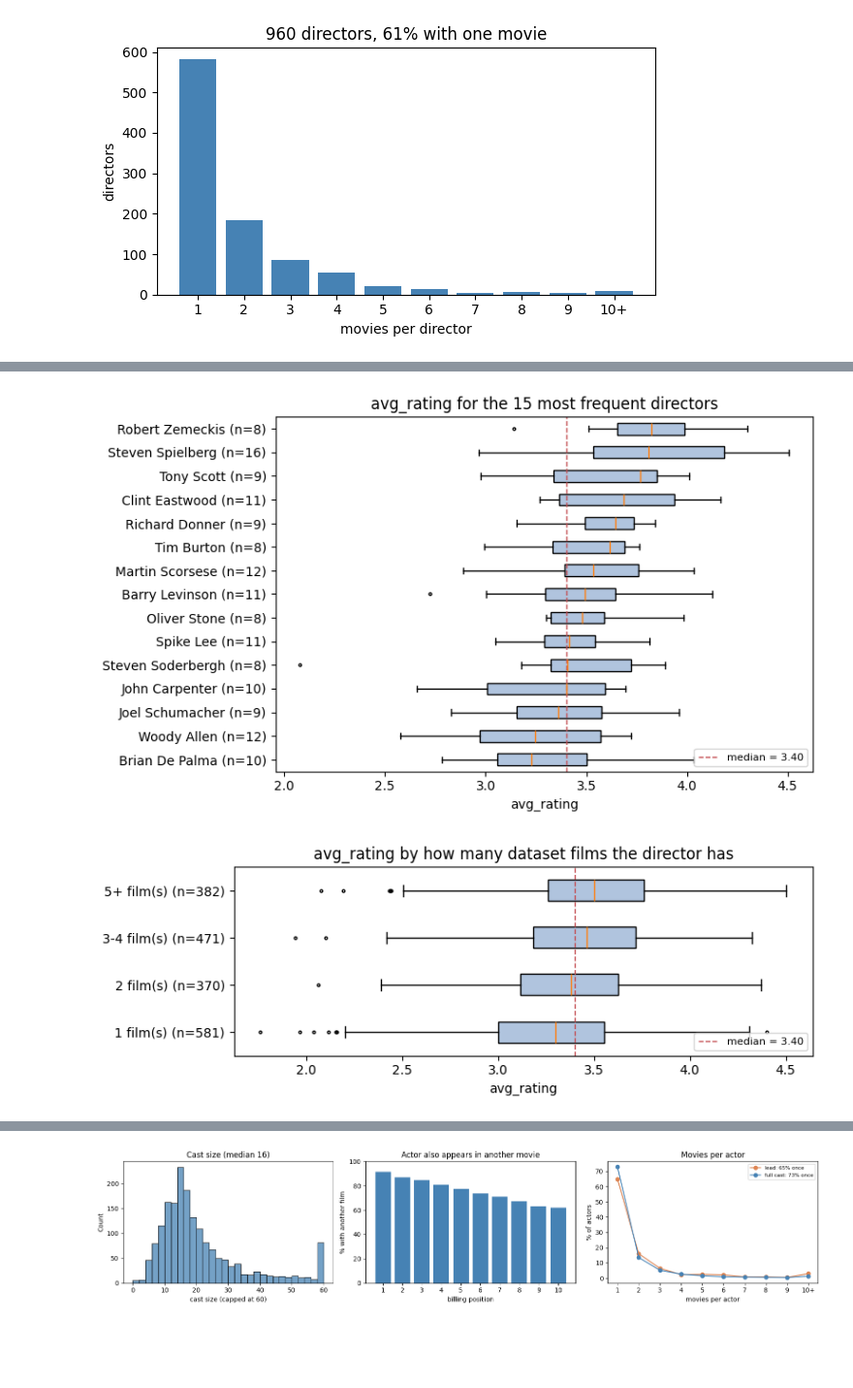
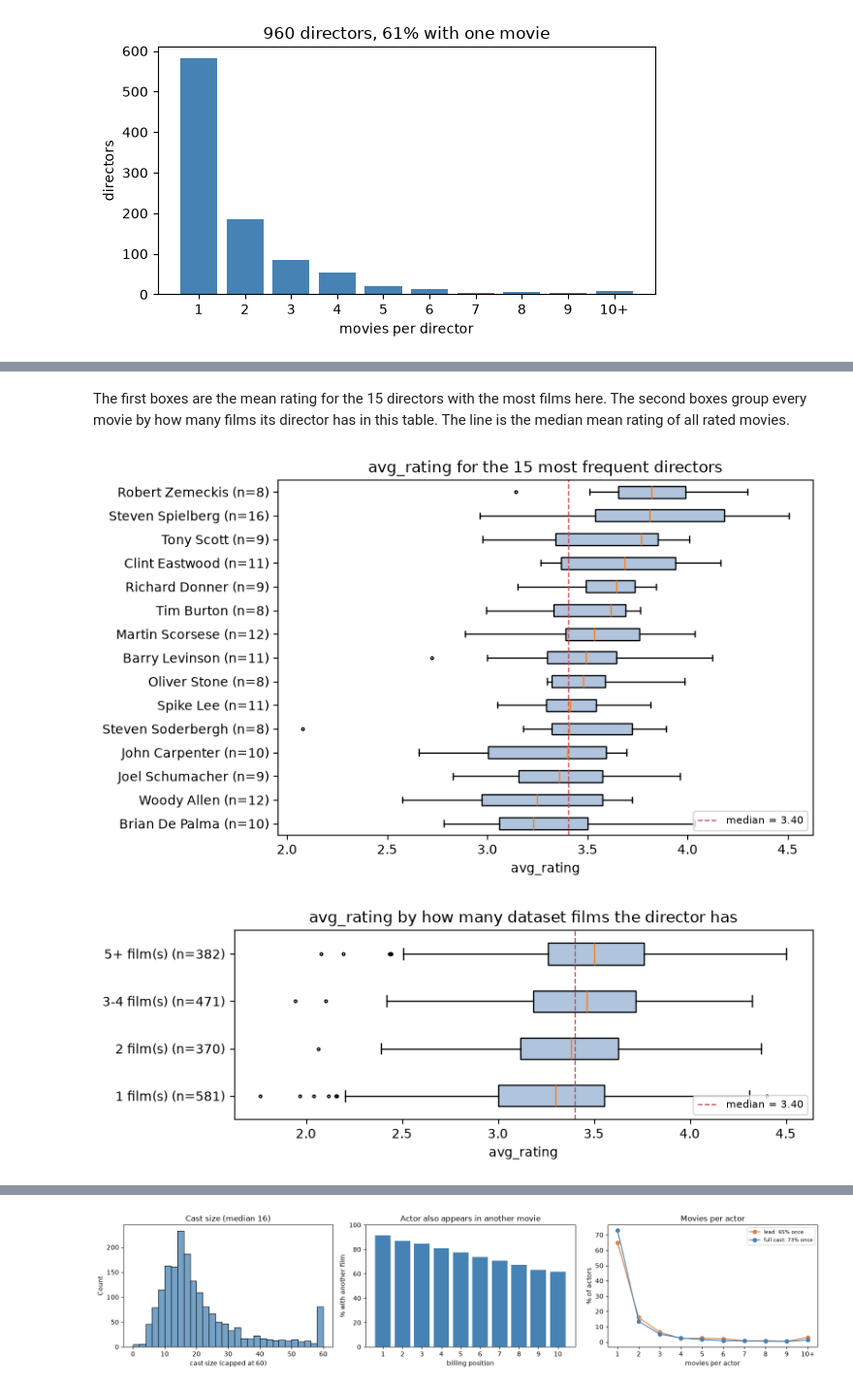
Before and after one commit to ReviBa/applied-DS-project, a Jupyter notebook: notebooks/04_eda_movies.ipynb, the cells around one changed output, grey strips where cells are left out. Shown at 97% size. Saved outputs shown, nothing was run; the diff lists cells and outputs as text; code cells hidden in the pictures; blank space fills up the shorter version.

```diff
--- a/notebooks/04_eda_movies.ipynb
+++ b/notebooks/04_eda_movies.ipynb
@@ -46,21 +74,9 @@ Stream `ratings.csv` in chunks. Keep ratings whose movie is in the cleaned table
 # %%
-def accumulate(left, right):
-    if left is None:
-        return right
-    return left.add(right, fill_value=0)
-
-
-movie_ids = set(movies["netflix_movie_id"].astype(int))
-usecols = ["netflix_movie_id", "customer_id", "rating"]
-dtype = {"netflix_movie_id": "int32", "customer_id": "int32", "rating": "int8"}
-movie_acc = None
-user_acc = None
-rating_counts = pd.Series(0, index=[1, 2, 3, 4, 5], dtype="int64")
-n_ratings_total = 0
-rating_sum_total = 0
-
 for chunk in pd.read_csv(
-    PROCESSED / "ratings.csv", usecols=usecols, dtype=dtype, chunksize=CHUNKSIZE
+    PROCESSED / "ratings.csv",
+    usecols=rating_cols,
+    dtype=rating_dtype,
+    chunksize=CHUNKSIZE,
 ):
     chunk = chunk[chunk["netflix_movie_id"].isin(movie_ids)]
     if chunk.empty:
@@ -69,13 +85,8 @@ for chunk in pd.read_csv(
     n_ratings_total += len(chunk)
     rating_sum_total += int(chunk["rating"].sum())
     chunk["rating_sq"] = chunk["rating"].astype("float64") ** 2
-    grouped = {
-        "rating_sum": ("rating", "sum"),
-        "rating_sq": ("rating_sq", "sum"),
-        "n_ratings": ("rating", "count"),
-    }
-    movie_acc = accumulate(movie_acc, chunk.groupby("netflix_movie_id").agg(**grouped))
-    user_acc = accumulate(user_acc, chunk.groupby("customer_id").agg(**grouped))
+    movie_acc = accumulate(movie_acc, sum_ratings(chunk, "netflix_movie_id"))
+    user_acc = accumulate(user_acc, sum_ratings(chunk, "customer_id"))
 
 print(f"ratings on cleaned movies: {n_ratings_total:,}")
 print(f"movies with ratings: {len(movie_acc):,} | users: {len(user_acc):,}")
@@ -426,7 +477,7 @@ def rating_boxplot(groups, title, ref=None):
     fig, ax = plt.subplots(figsize=(8, max(3, 0.32 * len(groups))))
     ax.boxplot(
         list(groups.values()),
-        vert=False,
+        orientation="horizontal",
         patch_artist=True,
         boxprops={"facecolor": "lightsteelblue"},
         flierprops={"markersize": 2},
@@ -746,26 +828,30 @@ plot_top_bar(director_counts, 15, "Top 15 directors")
+# %% [markdown]
+The first boxes are the mean rating for the 15 directors with the most films here. The second boxes group every movie by how many films its director has in this table. The line is the median mean rating of all rated movies.
+# %%
+director_ratings = ratings_by_median(
+    {
+        name: rated.loc[rated["director"].eq(name), "avg_rating"]
+        for name in director_counts.index[:15]
+    }
+)
+rating_boxplot(
+    director_ratings,
+    "avg_rating for the 15 most frequent directors",
+    ref=rated["avg_rating"].median(),
+)
+# %% [output]
+[figure, added]
 # %%
-top_directors = list(director_counts.index[:15])
-director_ratings = {
-    name: rated.loc[rated["director"] == name, "avg_rating"].dropna() for name in top_directors
-}
-director_ratings = {name: values for name, values in director_ratings.items() if len(values)}
-director_ratings = dict(sorted(director_ratings.items(), key=lambda item: item[1].median()))
-rating_boxplot(
-    director_ratings,
-    "avg_rating for the 15 most frequent directors",
-    ref=rated["avg_rating"].median(),
-)
 films = rated["director"].map(director_counts)
 bucket = pd.cut(films, [0, 1, 2, 4, np.inf], labels=["1", "2", "3-4", "5+"])
 by_count = {
-    f"{label} film(s)": rated.loc[bucket == label, "avg_rating"].dropna()
+    f"{label} film(s)": rated.loc[bucket.eq(label), "avg_rating"].dropna()
     for label in ["1", "2", "3-4", "5+"]
 }
 rating_boxplot(
     {label: values for label, values in by_count.items() if len(values)},
     "avg_rating by how many dataset films the director has",
     ref=rated["avg_rating"].median(),
 )
 # %% [output]
-[figure, old version]
+[figure, new version]
-[figure, removed]
```
Also changed, not shown: parts of 94 cells of this notebook, 1 other file.
